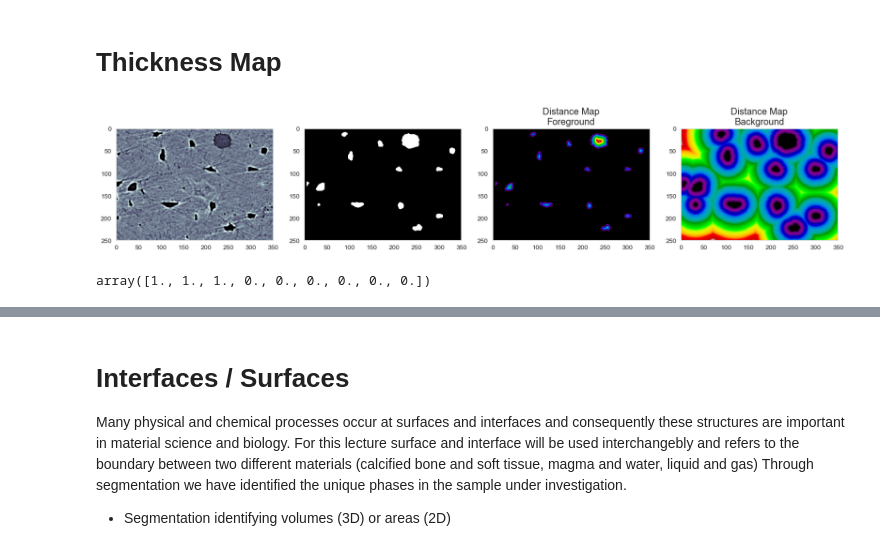
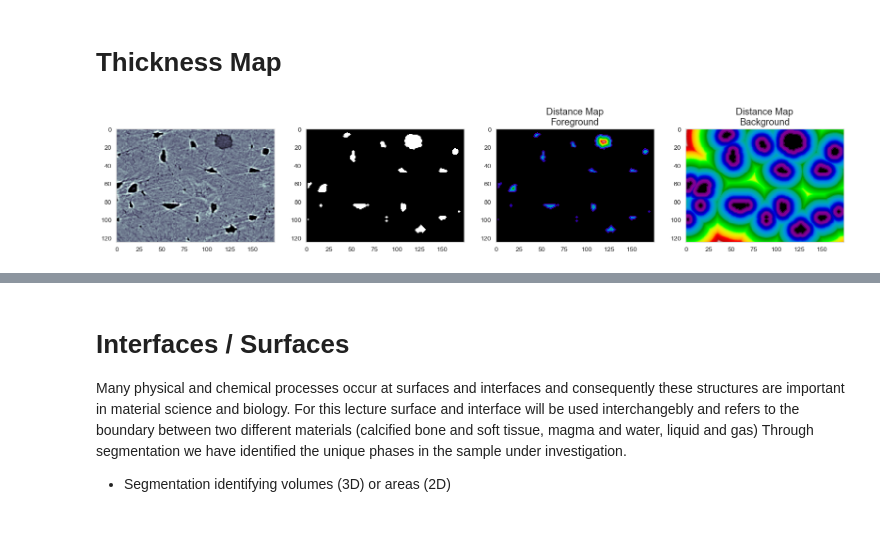
Before and after one commit to kmader/Quantitative-Big-Imaging-2018, a Jupyter notebook: Lectures/07-AdvancedShapeAndTexture.ipynb, the cells around one changed output, grey strips where cells are left out. Cells and saved outputs as stored; diff of their text form; code cells hidden in the pictures.

Commit message:
adding correct thickness map code

```diff
--- a/Lectures/07-AdvancedShapeAndTexture.ipynb
+++ b/Lectures/07-AdvancedShapeAndTexture.ipynb
@@ -482,37 +485,21 @@ Taken from [1]
 # %%
 %matplotlib inline
 from skimage.io import imread
 import matplotlib.pyplot as plt
 import numpy as np
 from scipy.ndimage import distance_transform_edt
-bw_img = imread("ext-figures/bonegfiltslice.png")
+bw_img = imread("ext-figures/bonegfiltslice.png")[::2, ::2]
 from skimage.morphology import binary_opening, binary_closing, disk
-thresh_img = binary_closing(binary_opening(bw_img<90, disk(3)), disk(5))
+thresh_img = binary_closing(binary_opening(bw_img<90, disk(1)), disk(2))
 fg_dmap = distance_transform_edt(thresh_img)
 bg_dmap = distance_transform_edt(1-thresh_img)
 fig, (ax1, ax2, ax3, ax4) = plt.subplots(1, 4, figsize = (20, 6), dpi = 100)
 ax1.imshow(bw_img, cmap = 'bone')
 ax2.imshow(thresh_img, cmap = 'bone')
 ax3.set_title('Segmentation')
 ax3.imshow(fg_dmap, cmap = 'nipy_spectral')
 ax3.set_title('Distance Map\nForeground')
 ax4.imshow(bg_dmap, cmap = 'nipy_spectral')
 ax4.set_title('Distance Map\nBackground');
 # %% [output]
-[figure, old version]
+[figure, new version]
-# %%
-def fill_circle(x, y, rad):
-    np.square(xx-x)+np.square(yy-y)<rad
-def simple_thickness_iteration(distance_map, thickness_map = None):
-    if thickness_map is None:
-        th_map = distance_map.copy()
-    else:
-        th_map = thickness_map.copy()
-    xx, yy = np.meshgrid(range(distance_map.shape[0]),
-                         range(distance_map.shape[1]))
-
-
-    return cur_img
--np.sort(-np.eye(3).ravel())
-# %% [output]
-array([1., 1., 1., 0., 0., 0., 0., 0., 0.])
```
Also changed, not shown: parts of 26 cells of this notebook, 1 other file.
